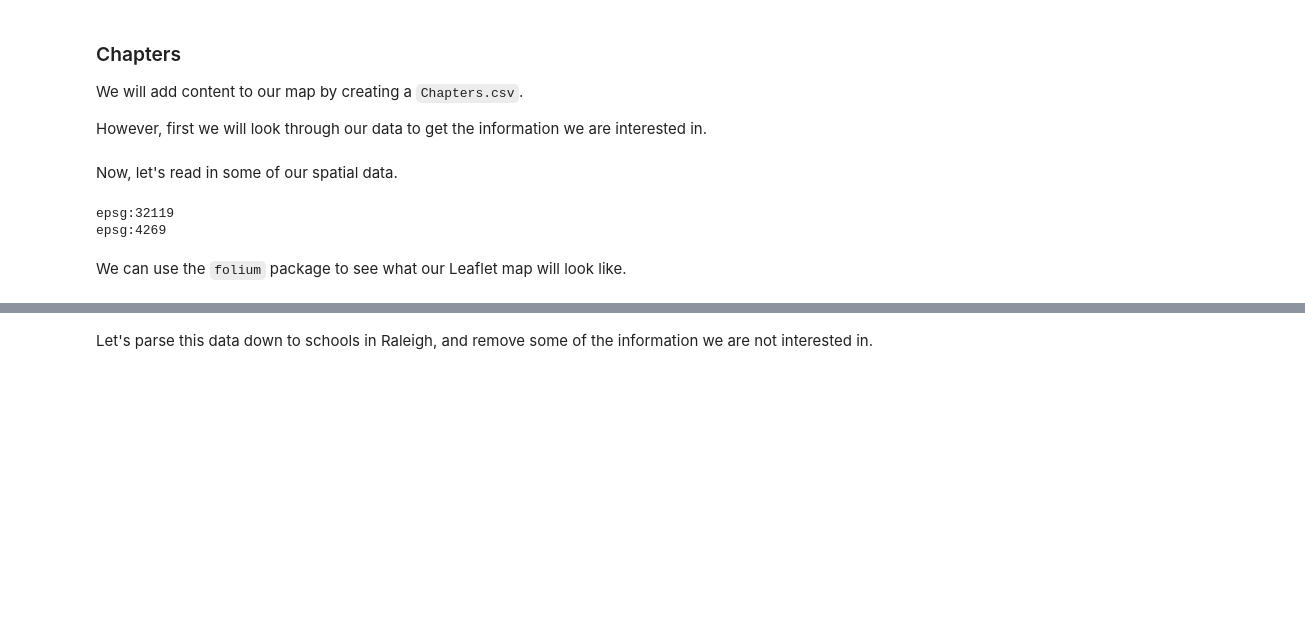
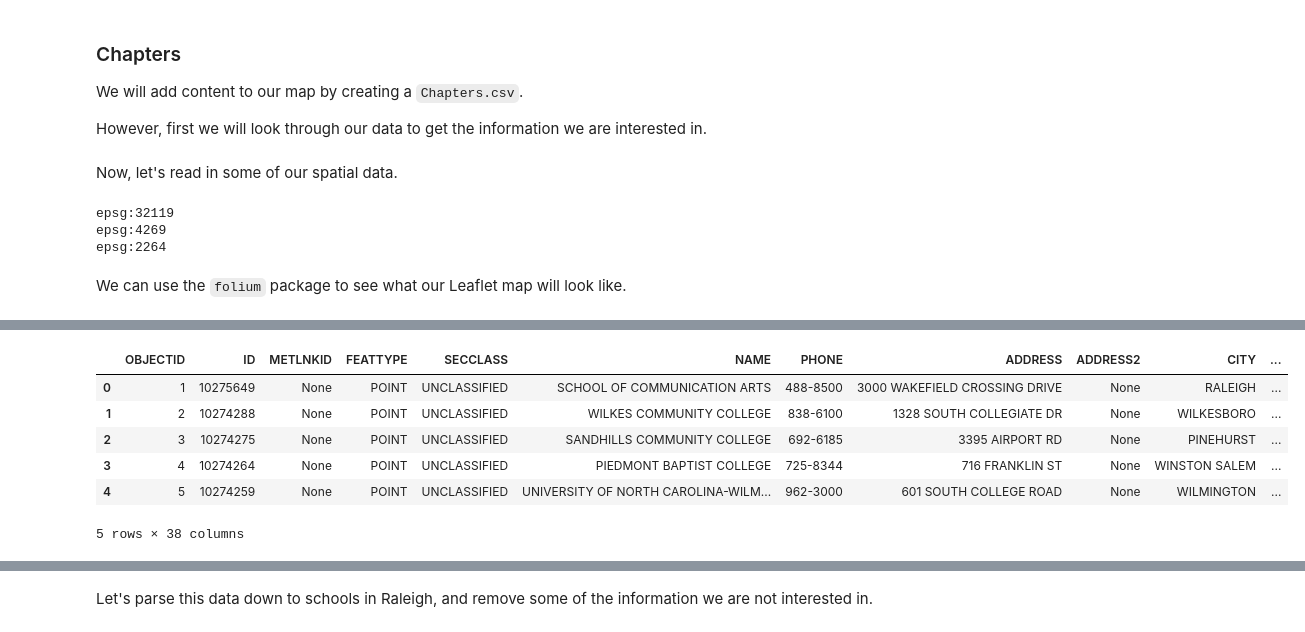
Before and after one commit to cayates2/Final-Project-nr491, a Jupyter notebook: storymap.ipynb, the cells around one changed output, grey strips where cells are left out. Saved outputs shown, nothing was run; the diff lists cells and outputs as text; code cells hidden in the pictures; blank space fills up the shorter version.

```diff
--- a/storymap.ipynb
+++ b/storymap.ipynb
@@ -227,16 +228,22 @@ Now, let's read in some of our spatial data.
 nc_colleges_path = './data/Colleges_and_Universities/Colleges_and_Universities.shp'
 nc_amtrak_stations_path = './data/Amtrak_Stations_Trains_Reproj_NC/Amtrak_Stations_Trains_Reproj_NC.shp'
 
+beaufort_plots_path = './data/Zonal_Stats_Beaufort/Zonal_Stats_Beaufort.shp'
+
 # Read data
 nc_colleges = gpd.read_file(nc_colleges_path)
 nc_amtrak_stations = gpd.read_file(nc_amtrak_stations_path)
 
+beaufort_plots = gpd.read_file(beaufort_plots_path)
 # Print CRS
 print(nc_colleges.crs)
 print(nc_amtrak_stations.crs)
+
+print(beaufort_plots.crs)
 # %% [output]
 epsg:32119
 epsg:4269
+epsg:2264
 # %%
 # Reproject to WGS84
 nc_colleges_wgs84 = nc_colleges.to_crs(epsg=4326)
@@ -253,3 +264,13 @@ m = folium.Map(location=[35.7796, -78.6382], zoom_start=14, control_scale=True)
 m
 # %% [output]
 [interactive output not drawn]
+# %%
+nc_colleges_wgs84.head()
+# %% [output]
+|  | OBJECTID | ID | METLNKID | FEATTYPE | SECCLASS | NAME | PHONE | ADDRESS | ADDRESS2 | CITY | ... |
+| 0 | 1 | 10275649 | None | POINT | UNCLASSIFIED | SCHOOL OF COMMUNICATION ARTS | 488-8500 | 3000 WAKEFIELD CROSSING DRIVE | None | RALEIGH | ... |
+| 1 | 2 | 10274288 | None | POINT | UNCLASSIFIED | WILKES COMMUNITY COLLEGE | 838-6100 | 1328 SOUTH COLLEGIATE DR | None | WILKESBORO | ... |
+| 2 | 3 | 10274275 | None | POINT | UNCLASSIFIED | SANDHILLS COMMUNITY COLLEGE | 692-6185 | 3395 AIRPORT RD | None | PINEHURST | ... |
+| 3 | 4 | 10274264 | None | POINT | UNCLASSIFIED | PIEDMONT BAPTIST COLLEGE | 725-8344 | 716 FRANKLIN ST | None | WINSTON SALEM | ... |
+| 4 | 5 | 10274259 | None | POINT | UNCLASSIFIED | UNIVERSITY OF NORTH CAROLINA-WILM... | 962-3000 | 601 SOUTH COLLEGE ROAD | None | WILMINGTON | ... |
+5 rows × 38 columns
```
Also changed, not shown: parts of 7 cells of this notebook, 2 other files.
